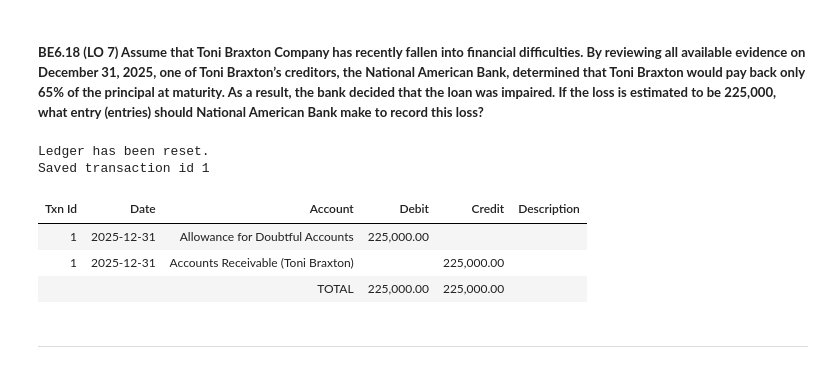
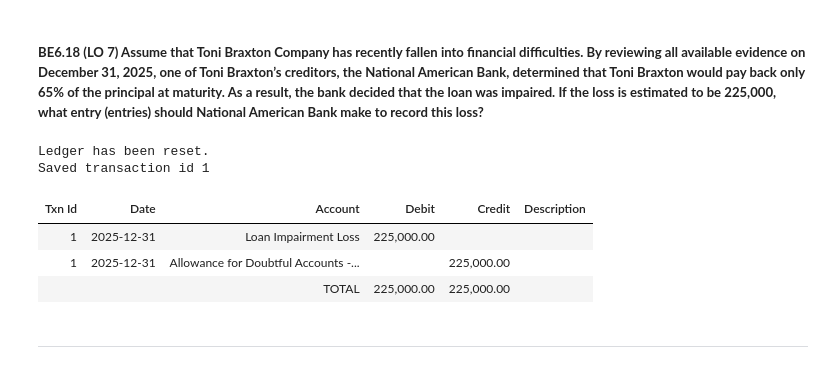
Before and after one commit to ekmartinez/Accounting, a Jupyter notebook: 02_Cash_And_Receivables/02_Cash_And_Receivables_Brief_Exercises.ipynb, the cells around one changed output. Drawn from its saved outputs; the diff is of its cells as text; code cells hidden in the pictures.

```diff
--- a/02_Cash_And_Receivables/02_Cash_And_Receivables_Brief_Exercises.ipynb
+++ b/02_Cash_And_Receivables/02_Cash_And_Receivables_Brief_Exercises.ipynb
@@ -790,22 +777,22 @@ Saved transaction id 3
 # %%
 national = Ledger()
 national.reset()
 
 national.add_entry(
     [
-        {"date": "2025-12-31", "account": "Allowance for Doubtful Accounts", "debit": 225000, "credit": 0},
-        {"date": "2025-12-31", "account": "Accounts Receivable (Toni Braxton)", "debit": 0, "credit": 225000},
+        {"date": "2025-12-31", "account": "Loan Impairment Loss", "debit": 225000, "credit": 0},
+        {"date": "2025-12-31", "account": "Allowance for Doubtful Accounts - Loans", "debit": 0, "credit": 225000},
     ],
     description="",
 )
 
 display(HTML(format_ledger_table(national).to_html(index=False)))
 # %% [output]
 Ledger has been reset.
 Saved transaction id 1
 | Txn Id | Date | Account | Debit | Credit | Description |
-| 1 | 2025-12-31 | Allowance for Doubtful Accounts | 225,000.00 |  |  |
-| 1 | 2025-12-31 | Accounts Receivable (Toni Braxton) |  | 225,000.00 |  |
+| 1 | 2025-12-31 | Loan Impairment Loss | 225,000.00 |  |  |
+| 1 | 2025-12-31 | Allowance for Doubtful Accounts -... |  | 225,000.00 |  |
 |  |  | TOTAL | 225,000.00 | 225,000.00 |  |
 # %% [markdown]
 ---
```
Also changed, not shown: parts of 2 cells of this notebook.
